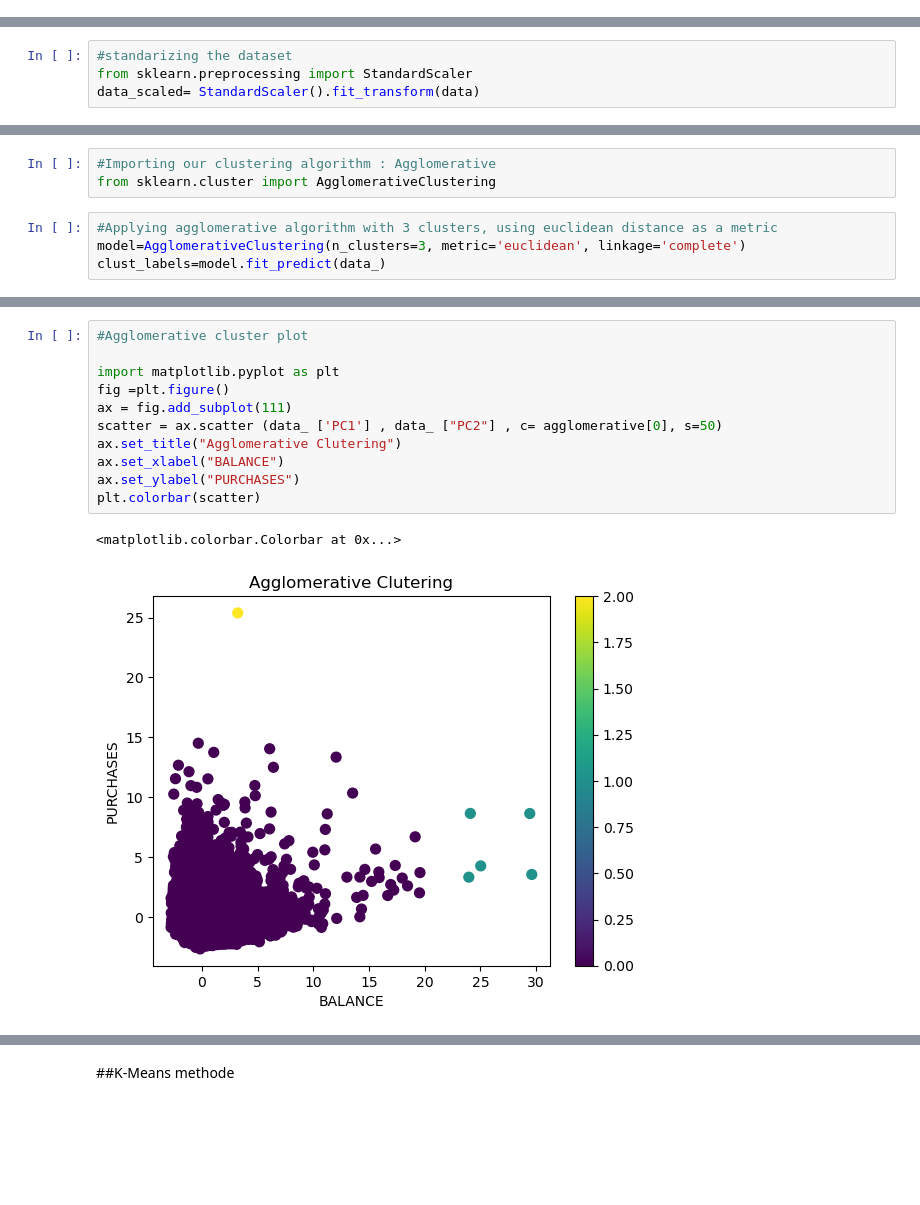
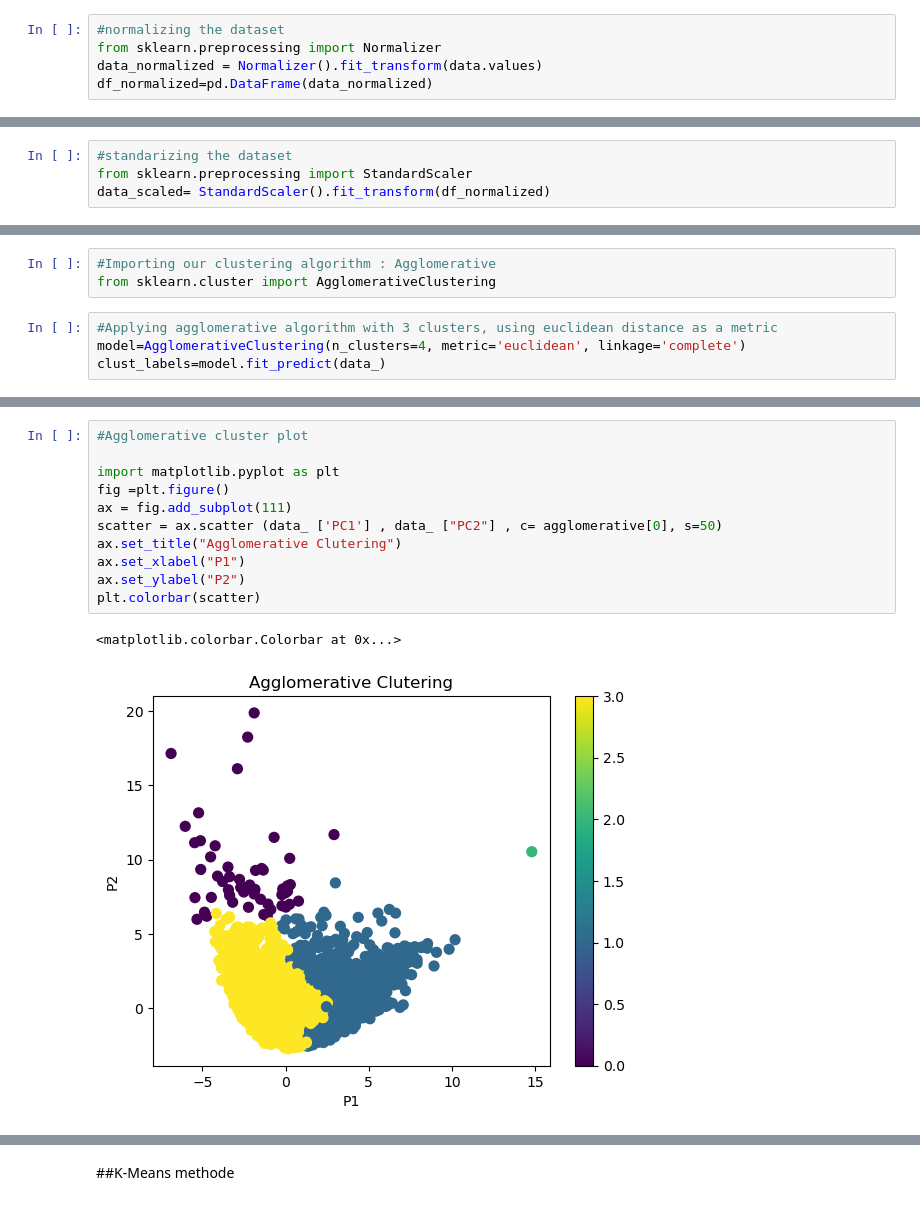
Before and after one commit to net4troll/DS-GMC-WS, a Jupyter notebook: Unsupervised ML/CC Clustering Agglomerative vs K-Means.ipynb, the cells around one changed output, grey strips where cells are left out. Saved outputs shown, nothing was run; the diff lists cells and outputs as text; blank space fills up the shorter version.

```diff
--- a/Unsupervised ML/CC Clustering Agglomerative vs K-Means.ipynb
+++ b/Unsupervised ML/CC Clustering Agglomerative vs K-Means.ipynb
@@ -44,3 +44,8 @@ dtype: int64
 data['MINIMUM_PAYMENTS'] = data['MINIMUM_PAYMENTS'].fillna(data['MINIMUM_PAYMENTS'].mean())
 #filling the unique null value on the CREDIT_LIMIT column with the mode
 data['CREDIT_LIMIT'] = data['CREDIT_LIMIT'].fillna(data['CREDIT_LIMIT'].mode()[0])
+# %%
+#normalizing the dataset
+from sklearn.preprocessing import Normalizer
+data_normalized = Normalizer().fit_transform(data.values)
+df_normalized=pd.DataFrame(data_normalized)
@@ -47,7 +68,7 @@ data['CREDIT_LIMIT'] = data['CREDIT_LIMIT'].fillna(data['CREDIT_LIMIT'].mode()[0
 # %%
 #standarizing the dataset
 from sklearn.preprocessing import StandardScaler
-data_scaled= StandardScaler().fit_transform(data)
+data_scaled= StandardScaler().fit_transform(df_normalized)
 # %%
 #Feature reduction using PCA
 from sklearn.decomposition import PCA
@@ -75,7 +96,7 @@ data_
 from sklearn.cluster import AgglomerativeClustering
 # %%
 #Applying agglomerative algorithm with 3 clusters, using euclidean distance as a metric
-model=AgglomerativeClustering(n_clusters=3, metric='euclidean', linkage='complete')
+model=AgglomerativeClustering(n_clusters=4, metric='euclidean', linkage='complete')
 clust_labels=model.fit_predict(data_)
 # %%
 #After we finished creating our clusters, we can print each point’s corresponding cluster
@@ -98,17 +119,17 @@ agglomerative
 # %%
 #Agglomerative cluster plot
 
 import matplotlib.pyplot as plt
 fig =plt.figure()
 ax = fig.add_subplot(111)
 scatter = ax.scatter (data_ ['PC1'] , data_ ["PC2"] , c= agglomerative[0], s=50)
 ax.set_title("Agglomerative Clutering")
-ax.set_xlabel("BALANCE")
-ax.set_ylabel("PURCHASES")
+ax.set_xlabel("P1")
+ax.set_ylabel("P2")
 plt.colorbar(scatter)
 # %% [output]
 <matplotlib.colorbar.Colorbar at 0x...>
-[figure, old version]
+[figure, new version]
 # %%
 #Dendrogram visualization
 import matplotlib.pyplot as plt
```
Also changed, not shown: parts of 8 cells of this notebook.
